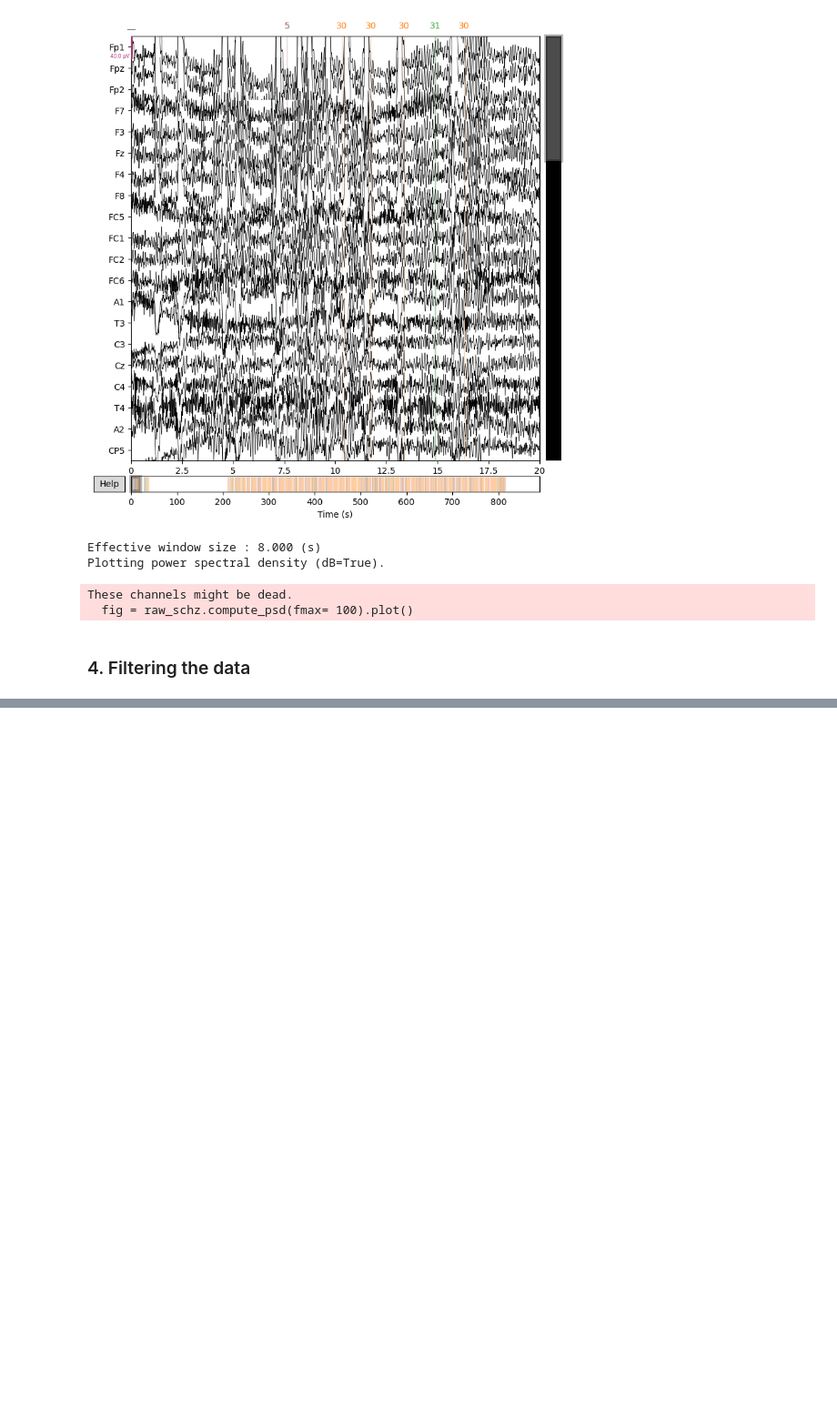
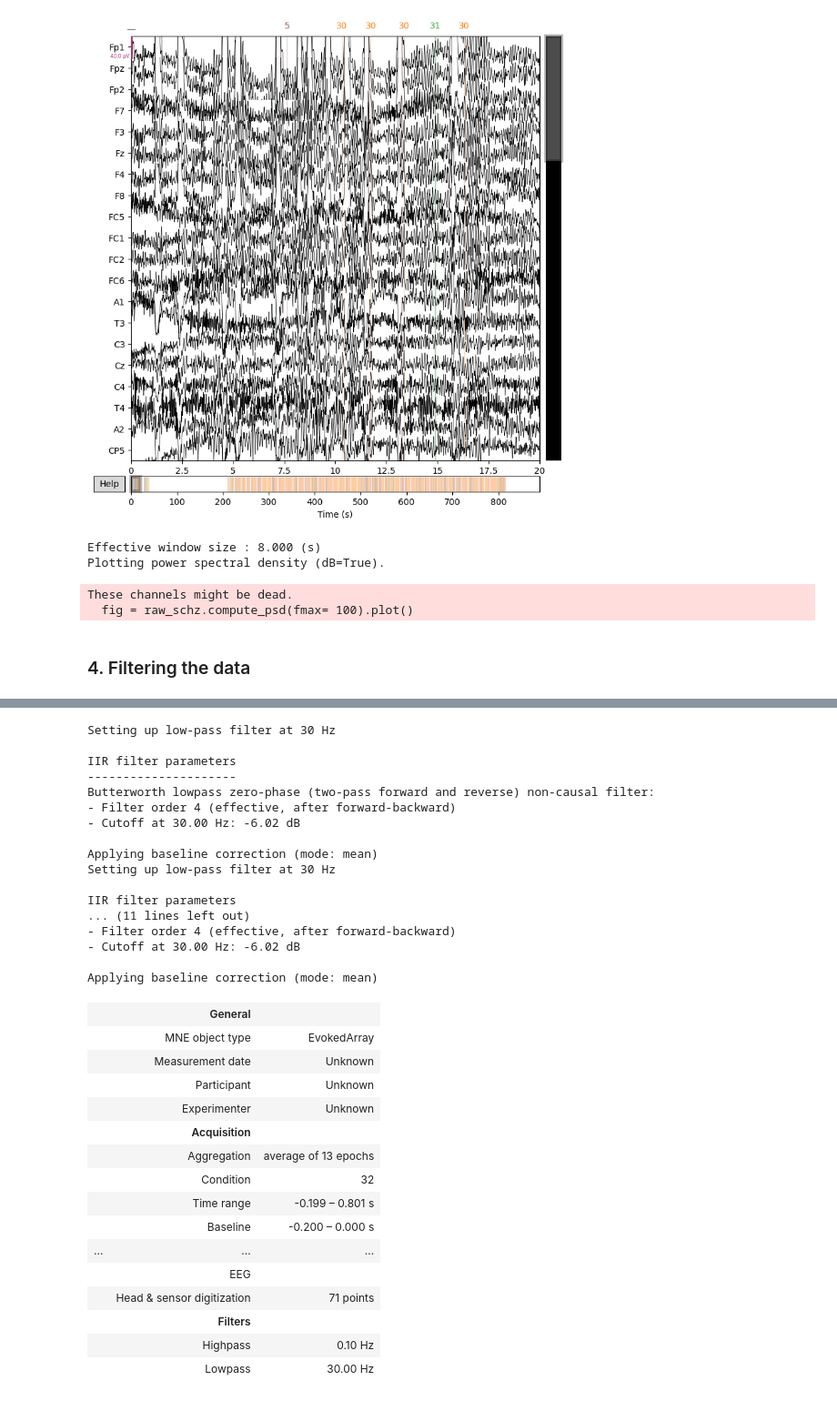
Before and after one commit to cesarz10/Neurophysiological-Signal-Processing-Project, a Jupyter notebook: CesarZapata_NSP_Project.ipynb, the cells around one changed output, grey strips where cells are left out. Shown at 91% size. Drawn from its saved outputs; the diff is of its cells as text; code cells hidden in the pictures; blank space fills up the shorter version.

```diff
--- a/CesarZapata_NSP_Project.ipynb
+++ b/CesarZapata_NSP_Project.ipynb
@@ -214,0 +181,3 @@ You might need to alter reject/flat-criteria or drop bad channels to avoid this.
+# %%
+event_ids = {"30": 30, "31": 31, "32": 32}
+audP300_events_ctrl, audP300_events_id = mne.events_from_annotations(filtered_raw_ctrl, event_ids)
@@ -214,0 +186,26 @@ You might need to alter reject/flat-criteria or drop bad channels to avoid this.
+# %%
+#  Epoching the data
+# 1. Epoch signals with a [-200, 800] ms peristimulus interval for the P300 paradigms
+# 2. Baseline correction and rereferencing to linked ears
+
+# Function for the epoching of the data
+def epoch_data(signal, signal_events, event_id, t_min, t_max):
+
+    epochs = mne.Epochs(signal, signal_events, event_id, tmin=t_min, tmax=t_max, preload=True,verbose=False)
+    epochs.apply_baseline(baseline=(t_min, 0.0),verbose=False)
+    epochs.set_eeg_reference(ref_channels=['A1', 'A2'],ch_type='eeg',verbose=False)  # seting channels A1 and A2 (ears) as reference
+    epochs.pick(['Fz','Cz','Pz']) # relevant electrodes for P300
+
+    return epochs
+# %%
+standard_epochs_ctrl = epoch_data(filtered_raw_ctrl, audP300_events_ctrl, event_id=30, t_min=-0.2, t_max=0.8)
+target_epochs_ctrl = epoch_data(filtered_raw_ctrl, audP300_events_ctrl, event_id=31, t_min=-0.2, t_max=0.8)
+deviation_epochs_ctrl = epoch_data(filtered_raw_ctrl, audP300_events_ctrl, event_id=32, t_min=-0.2, t_max=0.8)
+
+print(f"Standard epochs: {len(standard_epochs_ctrl)}")
+print(f"Target epochs: {len(target_epochs_ctrl)}")
+print(f"Deviation epochs: {len(deviation_epochs_ctrl)}")
+
+# Plotting the events for the healthy control group - just to have a better overview
+fig = mne.viz.plot_events(events=audP300_events_ctrl, event_id=event_ids, sfreq=filtered_raw_ctrl.info["sfreq"], first_samp=filtered_raw_ctrl.first_samp, show=True)
+# Why are the events shown only from 3000s onwards?
@@ -269,0 +281,50 @@ Event counts Schizophrenia:
+# %%
+
+# Averaging the epochs for each event type
+evoked_std_ctrl = standard_epochs_ctrl.average()  # Standard
+evoked_tgt_ctrl = target_epochs_ctrl.average()  # Target
+evoked_dst_ctrl = deviation_epochs_ctrl.average()  # Distractor
+
+# Re-aplpying low-pass filter and baseline correction
+evoked_std_ctrl.filter(l_freq=None, h_freq=30, method='iir', iir_params={'order': 2, 'ftype': 'butter'})
+evoked_std_ctrl.apply_baseline(baseline=(-0.2, 0))
+
+evoked_tgt_ctrl.filter(l_freq=None, h_freq=30, method='iir', iir_params={'order': 2, 'ftype': 'butter'})
+evoked_tgt_ctrl.apply_baseline(baseline=(-0.2, 0))
+
+evoked_dst_ctrl.filter(l_freq=None, h_freq=30, method='iir', iir_params={'order': 2, 'ftype': 'butter'})
+evoked_dst_ctrl.apply_baseline(baseline=(-0.2, 0))
+# %% [output]
+Setting up low-pass filter at 30 Hz
+
+IIR filter parameters
+---------------------
+Butterworth lowpass zero-phase (two-pass forward and reverse) non-causal filter:
+- Filter order 4 (effective, after forward-backward)
+- Cutoff at 30.00 Hz: -6.02 dB
+
+Applying baseline correction (mode: mean)
+Setting up low-pass filter at 30 Hz
+
+IIR filter parameters
+... (11 lines left out)
+- Filter order 4 (effective, after forward-backward)
+- Cutoff at 30.00 Hz: -6.02 dB
+
+Applying baseline correction (mode: mean)
+|  | General |  |
+|  | MNE object type | EvokedArray |
+|  | Measurement date | Unknown |
+|  | Participant | Unknown |
+|  | Experimenter | Unknown |
+|  | Acquisition |  |
+|  | Aggregation | average of 13 epochs |
+|  | Condition | 32 |
+|  | Time range | -0.199 – 0.801 s |
+|  | Baseline | -0.200 – 0.000 s |
+| ... | ... | ... |
+|  | EEG |  |
+|  | Head & sensor digitization | 71 points |
+|  | Filters |  |
+|  | Highpass | 0.10 Hz |
+|  | Lowpass | 30.00 Hz |
```
Also changed, not shown: parts of 24 cells of this notebook, 1 other file.
